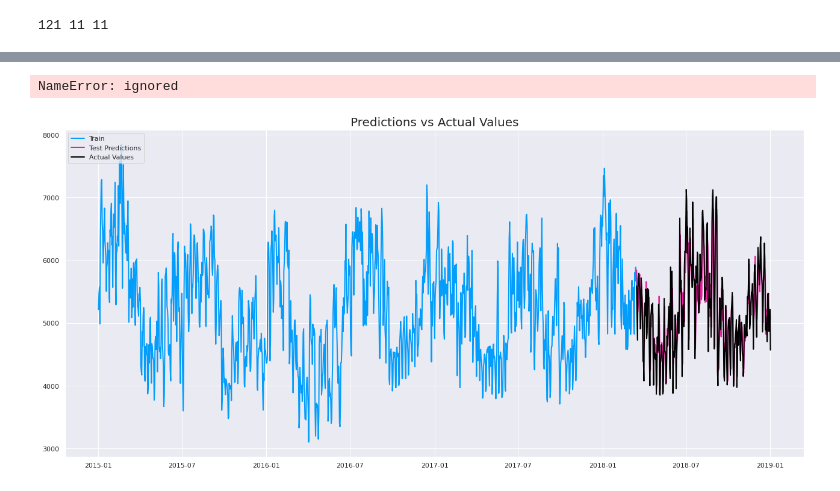
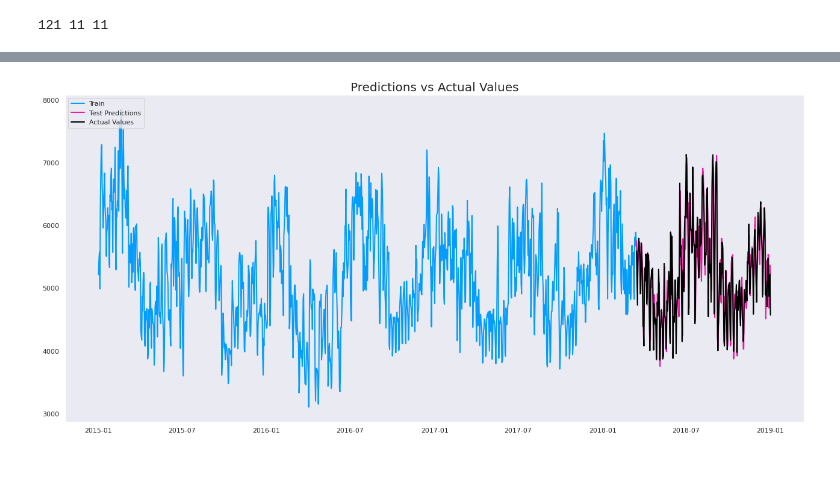
Before and after one commit to bspanswick/STLF, a Jupyter notebook: LSTM_STLF.ipynb, the cells around one changed output, grey strips where cells are left out. Cells and saved outputs as stored; diff of their text form; code cells hidden in the pictures.

```diff
--- a/LSTM_STLF.ipynb
+++ b/LSTM_STLF.ipynb
@@ -377,29 +397,27 @@ valid
 # %%
 
 # Add the date column
 data_filtered_sub = data_filtered.copy()
 data_filtered_sub['Date'] = date_index
 
 # Add the difference between the valid and predicted prices
 train = data_filtered_sub[:train_data_len + 1]
 valid = data_filtered_sub[train_data_len:]
 valid.insert(1, "Prediction", y_pred.ravel(), True)
 valid.insert(1, "Difference", valid["Prediction"] - valid["mw_max"], True)
 
 # Visualize the data
 fig, ax1 = plt.subplots(figsize=(22, 10), sharex=True)
 xt = train['Date']; yt = train[["mw_max"]]
 xv = valid['Date']; yv = valid[["mw_max", "Prediction"]]
 plt.title("Predictions vs Actual Values", fontsize=20)
-#plt.ylabel('stockname', fontsize=18)
 plt.plot(xt, yt, color="#039dfc", linewidth=2.0)
 plt.plot(xv, yv["Prediction"], color="#E91D9E", linewidth=2.0)
 plt.plot(xv, yv["mw_max"], color="black", linewidth=2.0)
 plt.legend(["Train", "Test Predictions", "Actual Values"], loc="upper left")
 
-plt.bar(x, y, width=0.8)
+#plt.bar(x, y, width=0.8)
 plt.grid()
 plt.show()
 # %% [output]
-NameError: ignored
-[figure, old version]
+[figure, new version]
```
Also changed, not shown: parts of 7 cells of this notebook.
